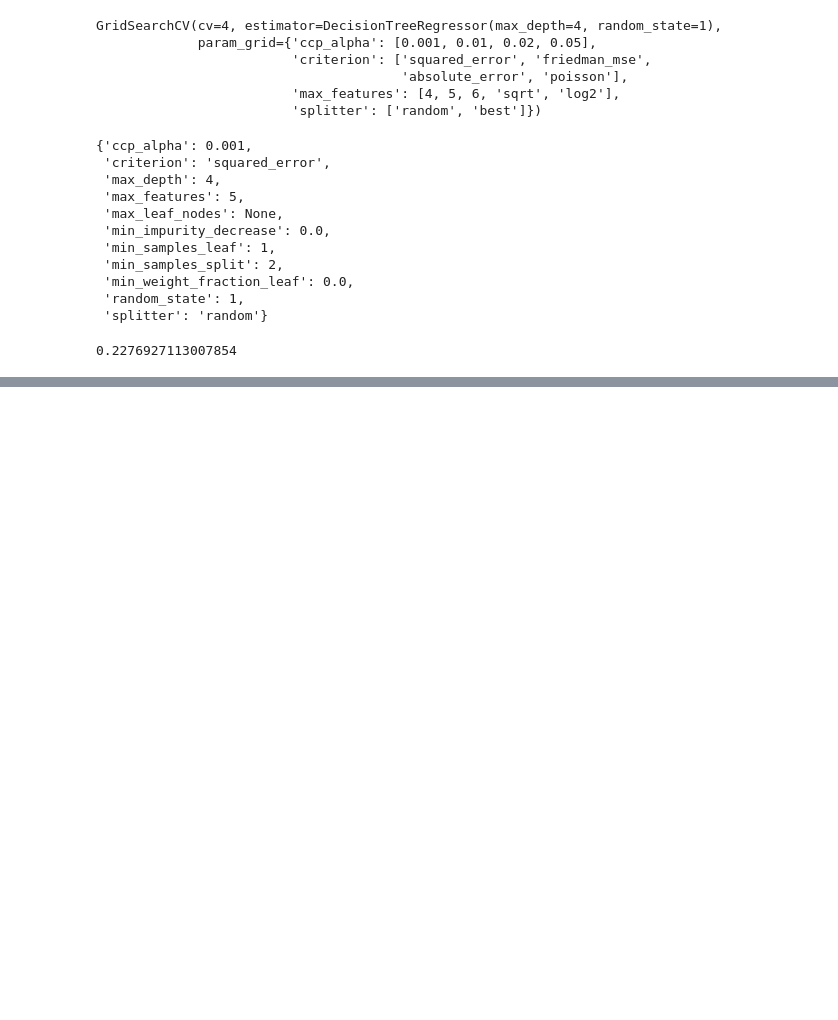
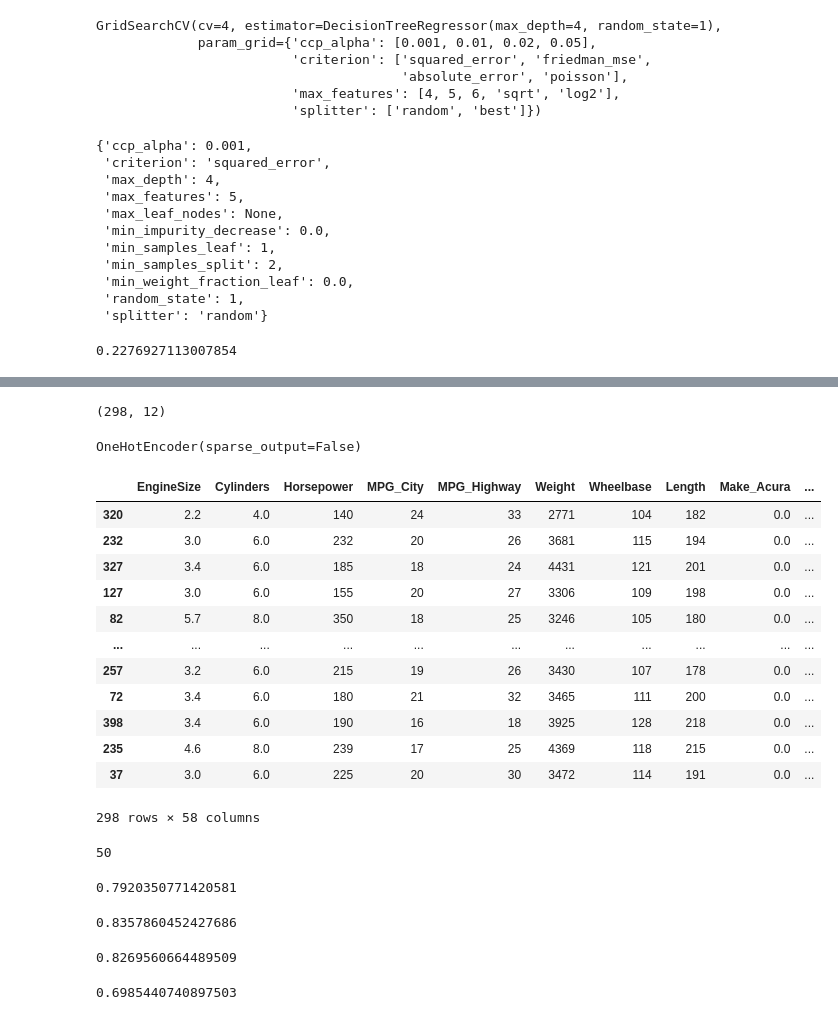
Before and after one commit to priyanshuJain-32/dataScienceExperiments, a Jupyter notebook: MLP_W8.ipynb, the cells around one changed output, grey strips where cells are left out. Saved outputs shown, nothing was run; the diff lists cells and outputs as text; code cells hidden in the pictures; blank space fills up the shorter version.

```diff
--- a/MLP_W8.ipynb
+++ b/MLP_W8.ipynb
@@ -225,0 +304,58 @@ gsc.score(X_test, y_test)
+# %%
+X_train.shape
+# %% [output]
+(298, 12)
+# %%
+ohe = OneHotEncoder(sparse_output = False).set_output(transform='pandas')
+ohe.fit(X_train[['Make', 'Type', 'Origin', 'DriveTrain']])
+# %% [output]
+OneHotEncoder(sparse_output=False)
+# %%
+X_train_ = ohe.transform(X_train[['Make', 'Type', 'Origin', 'DriveTrain']])
+X_test_ = ohe.transform(X_test[['Make', 'Type', 'Origin', 'DriveTrain']])
+# %%
+X_train.drop(['Make','Type','Origin','DriveTrain'], inplace=True, axis = 1)
+X_test.drop(['Make','Type','Origin','DriveTrain'], inplace=True, axis = 1)
+# %%
+X_train = X_train.join(X_train_)
+X_test = X_test.join(X_test_)
+# %%
+X_train
+# %% [output]
+|  | EngineSize | Cylinders | Horsepower | MPG_City | MPG_Highway | Weight | Wheelbase | Length | Make_Acura | ... |
+| 320 | 2.2 | 4.0 | 140 | 24 | 33 | 2771 | 104 | 182 | 0.0 | ... |
+| 232 | 3.0 | 6.0 | 232 | 20 | 26 | 3681 | 115 | 194 | 0.0 | ... |
+| 327 | 3.4 | 6.0 | 185 | 18 | 24 | 4431 | 121 | 201 | 0.0 | ... |
+| 127 | 3.0 | 6.0 | 155 | 20 | 27 | 3306 | 109 | 198 | 0.0 | ... |
+| 82 | 5.7 | 8.0 | 350 | 18 | 25 | 3246 | 105 | 180 | 0.0 | ... |
+| ... | ... | ... | ... | ... | ... | ... | ... | ... | ... | ... |
+| 257 | 3.2 | 6.0 | 215 | 19 | 26 | 3430 | 107 | 178 | 0.0 | ... |
+| 72 | 3.4 | 6.0 | 180 | 21 | 32 | 3465 | 111 | 200 | 0.0 | ... |
+| 398 | 3.4 | 6.0 | 190 | 16 | 18 | 3925 | 128 | 218 | 0.0 | ... |
+| 235 | 4.6 | 8.0 | 239 | 17 | 25 | 4369 | 118 | 215 | 0.0 | ... |
+| 37 | 3.0 | 6.0 | 225 | 20 | 30 | 3472 | 114 | 191 | 0.0 | ... |
+298 rows × 58 columns
+# %%
+len(X.Make.unique())+len(X.Type.unique()) + len(X.Origin.unique()) + len(X.DriveTrain.unique())
+# %% [output]
+50
+# %%
+br.fit(X_train, y_train)
+br.score(X_test, y_test)
+# %% [output]
+0.7920350771420581
+# %%
+rfr.fit(X_train, y_train)
+rfr.score(X_test, y_test)
+# %% [output]
+0.8357860452427686
+# %%
+gbr.fit(X_train, y_train)
+gbr.score(X_test, y_test)
+# %% [output]
+0.8269560664489509
+# %%
+abr.fit(X_train, y_train)
+abr.score(X_test, y_test)
+# %% [output]
+0.6985440740897503
```
Also changed, not shown: parts of 15 cells of this notebook.
